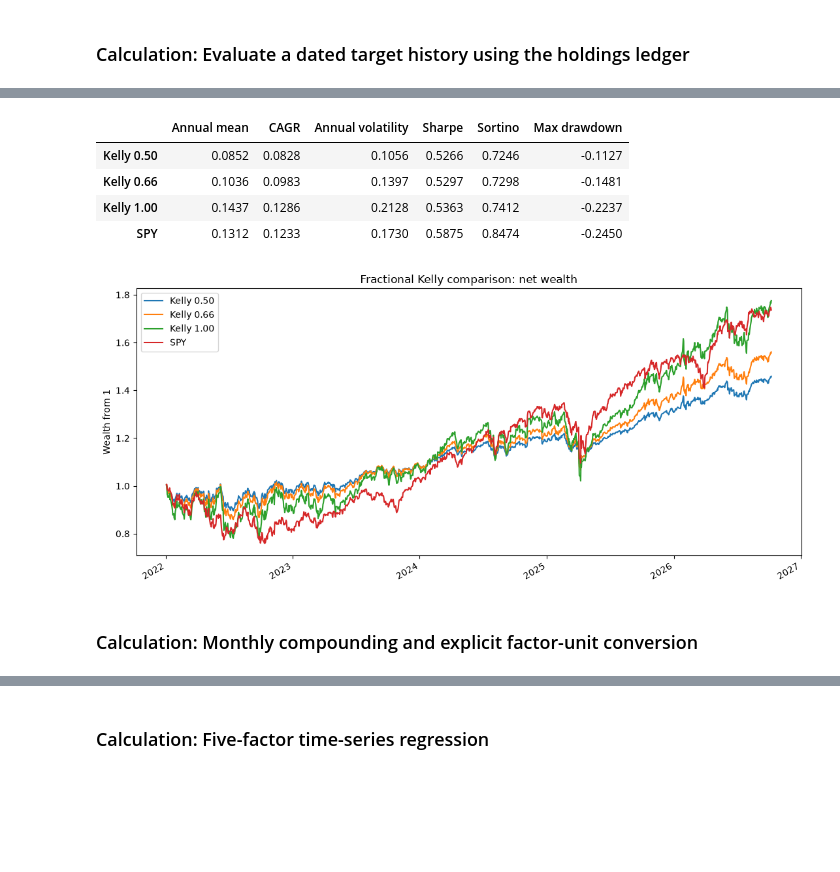
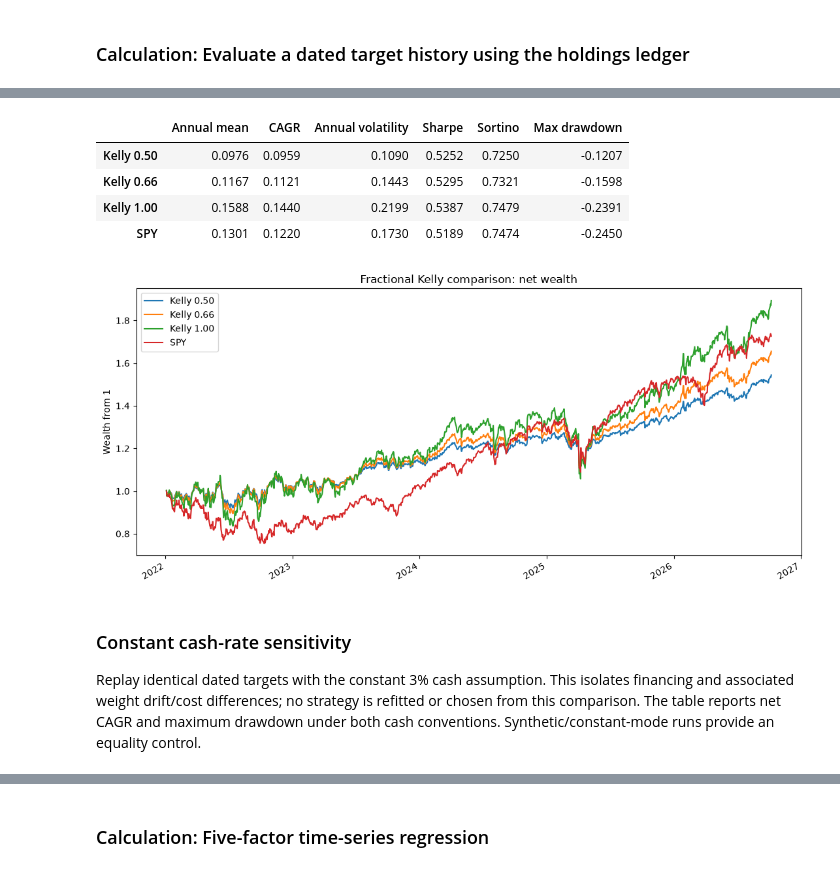
Before and after one commit to reishin0/quant-portfolio-research, a Jupyter notebook: portfolio_construction.ipynb, the cells around one changed output, grey strips where cells are left out. Drawn from its saved outputs; the diff is of its cells as text; code cells hidden in the pictures; blank space fills up the shorter version.

Commit message:
Strengthen portfolio research contract, timing and frozen-data reproducibility

```diff
--- a/portfolio_construction.ipynb
+++ b/portfolio_construction.ipynb
@@ -954,11 +1304,15 @@ result = analyze(
     bab_gross_limit=BAB_GROSS_LIMIT,
     investor_views=INVESTOR_VIEWS,
     views_as_of=VIEWS_AS_OF,
+    cash_returns=cash_returns,
 )
 print("Aligned returns:", len(result["returns"]))
 print("Training observations:", result["training_days"])
 print("Walk-forward evaluation:", result["evaluation_start"].date(), "to", result["evaluation_end"].date())
 display(result["returns"][ASSETS].corr().round(2))
+
+display(result["view_history"].head())
+display(result["solver_history"].head(12))
 # %% [output]
 Aligned returns: 1700
 Training observations: 504
@@ -1073,6 +1456,6 @@ as annual **excess** returns. Summary averages are explicitly equal weighted.
 # %%
 last_rebalance = result["weight_history"].index.get_level_values("Date").max()
-last_train = result["returns"].loc[result["returns"].index < last_rebalance]
+last_train = result["returns"].loc[:result["view_history"].loc[last_rebalance, "Decision close"]]
 print("Fit cutoff:", last_train.index[-1].date(), "| Target effective:", last_rebalance.date())
 bl = black_litterman(result["covariance"], return_details=True, views=list(result["views"].itertuples(index=False, name=None)))
 display(bl["P"])
@@ -1380,7 +1787,8 @@ ratio divides annual active mean by that tracking error. SPY's self-comparison i
 undefined for information ratio, so its zero denominator is displayed as missing.
 # %%
 active_metrics = performance_table(result["portfolio_returns"], ANNUAL_RISK_FREE_RATE,
-                                   benchmark=result["portfolio_returns"][BENCHMARK])
+                                   benchmark=result["portfolio_returns"][BENCHMARK],
+                                   cash_returns=result["cash_returns"].loc[result["portfolio_returns"].index])
 bab_rolling = rolling_market_model(result["portfolio_returns"][["BAB beta-neutral"]],
                                     result["portfolio_returns"][BENCHMARK], best_window, ANNUAL_RISK_FREE_RATE)
 bab_exposure = pd.concat([bab_rolling["beta"].iloc[:, 0].rename("Beta"),
@@ -1403,7 +1812,7 @@ show_panels(bab_exposure, "Realized net BAB exposure to SPY", "bab_rolling_expos
 ### Calculation: Evaluate a dated target history using the holdings ledger
 # %%
 def evaluate_targets(asset_returns, targets, annual_rf=.03, transaction_cost_bps=10,
-                     annual_short_borrow_bps=100):
+                     annual_short_borrow_bps=100, cash_returns=None):
     """Evaluate precomputed dated targets with the same ledger as the main run.
 
     Caller is responsible for fitting targets before their effective dates.
@@ -1420,6 +1829,10 @@ def evaluate_targets(asset_returns, targets, annual_rf=.03, transaction_cost_bps
             or annual_rf <= -1 or min(transaction_cost_bps, annual_short_borrow_bps) < 0):
         raise ValueError('Invalid financing/cost assumptions.')
     rf = (1 + annual_rf) ** (1 / 252) - 1
+    if cash_returns is not None and (not cash_returns.index.equals(returns.index)
+                                    or not np.isfinite(cash_returns).all()
+                                    or (cash_returns <= -1).any()):
+        raise ValueError('Cash returns must exactly match evaluation dates.')
     borrow = annual_short_borrow_bps / 10000 / 252
     w, cash = np.zeros(len(names)), 1.0
     result, trades = [], []
@@ -1432,7 +1845,8 @@ def evaluate_targets(asset_returns, targets, annual_rf=.03, transaction_cost_bps
             cost = turnover * transaction_cost_bps / 10000
             trades.append({'Date': date, 'One-way turnover': turnover, 'Estimated cost': cost})
             w, cash = target, target_cash
-        net, w, cash, _ = portfolio_step(w, cash, row.to_numpy(), rf, borrow, cost)
+        period_cash = rf if cash_returns is None else float(cash_returns.loc[date])
+        net, w, cash, _ = portfolio_step(w, cash, row.to_numpy(), period_cash, borrow, cost)
         result.append(net)
     return pd.Series(result, index=returns.index), pd.DataFrame(trades).set_index('Date')
 # %% [markdown]
@@ -1451,40 +1873,39 @@ selection caveat and is not an unconstrained leveraged Kelly solution.
 # %%
 kelly_dates = result["weight_history"].index.get_level_values("Date").unique()
 kelly_targets = {fraction: [] for fraction in KELLY_COMPARISON_FRACTIONS}
 for date in kelly_dates:
-    train = result["returns"].loc[result["returns"].index < date, ASSETS]
+    train = result["returns"].loc[:result["view_history"].loc[date, "Decision close"], ASSETS]
     full = fractional_kelly_weights(train, ANNUAL_RISK_FREE_RATE, fraction=1.0, cap=MAX_WEIGHT)
     for fraction in KELLY_COMPARISON_FRACTIONS:
         target = full * fraction
         kelly_targets[fraction].append({"Date": date, **target.to_dict(), "Cash": 1 - target.sum()})
 kelly_returns = pd.DataFrame(index=result["portfolio_returns"].index)
 for fraction, records in kelly_targets.items():
     targets = pd.DataFrame(records).set_index("Date")[ASSETS + ["Cash"]]
     series, turnover = evaluate_targets(result["returns"].loc[kelly_returns.index, ASSETS], targets,
-                                        ANNUAL_RISK_FREE_RATE, TRANSACTION_COST_BPS, ANNUAL_SHORT_BORROW_BPS)
+                                        ANNUAL_RISK_FREE_RATE, TRANSACTION_COST_BPS, ANNUAL_SHORT_BORROW_BPS,
+                                        cash_returns=result["cash_returns"].loc[kelly_returns.index])
     label = f"Kelly {fraction:.2f}"
     kelly_returns[label] = series
     diagnostic_tables[f"kelly_{fraction:.2f}_targets"] = targets
     diagnostic_tables[f"kelly_{fraction:.2f}_turnover"] = turnover
 if KELLY_FRACTION in KELLY_COMPARISON_FRACTIONS:
     assert np.allclose(kelly_returns[f"Kelly {KELLY_FRACTION:.2f}"], result["portfolio_returns"]["Fractional Kelly"])
 kelly_returns[BENCHMARK] = result["portfolio_returns"][BENCHMARK]
-kelly_metrics = performance_table(kelly_returns, ANNUAL_RISK_FREE_RATE)
+kelly_metrics = performance_table(kelly_returns, ANNUAL_RISK_FREE_RATE, cash_returns=result["cash_returns"].loc[kelly_returns.index])
 display(kelly_metrics.round(4))
 diagnostic_tables.update(kelly_comparison_returns=kelly_returns, kelly_comparison_metrics=kelly_metrics)
 fig, ax = plt.subplots(figsize=(11, 5))
 (1 + kelly_returns).cumprod().plot(ax=ax)
 ax.set(title="Fractional Kelly comparison: net wealth", ylabel="Wealth from 1")
 fig.tight_layout()
 diagnostic_figures["kelly_comparison"] = fig
 plt.show()
 plt.close(fig)
 # %% [output]
 |  | Annual mean | CAGR | Annual volatility | Sharpe | Sortino | Max drawdown |
-| Kelly 0.50 | 0.0852 | 0.0828 | 0.1056 | 0.5266 | 0.7246 | -0.1127 |
-| Kelly 0.66 | 0.1036 | 0.0983 | 0.1397 | 0.5297 | 0.7298 | -0.1481 |
-| Kelly 1.00 | 0.1437 | 0.1286 | 0.2128 | 0.5363 | 0.7412 | -0.2237 |
-| SPY | 0.1312 | 0.1233 | 0.1730 | 0.5875 | 0.8474 | -0.2450 |
+| Kelly 0.50 | 0.0976 | 0.0959 | 0.1090 | 0.5252 | 0.7250 | -0.1207 |
+| Kelly 0.66 | 0.1167 | 0.1121 | 0.1443 | 0.5295 | 0.7321 | -0.1598 |
+| Kelly 1.00 | 0.1588 | 0.1440 | 0.2199 | 0.5387 | 0.7479 | -0.2391 |
+| SPY | 0.1301 | 0.1220 | 0.1730 | 0.5189 | 0.7474 | -0.2450 |
-[figure, old version]
+[figure, new version]
-# %% [markdown]
-### Calculation: Monthly compounding and explicit factor-unit conversion
@@ -1533,0 +1912,7 @@ def load_fama_french_csv(path, unit='percent'):
+# %% [markdown]
+### Constant cash-rate sensitivity
+
+Replay identical dated targets with the constant 3% cash assumption. This isolates
+financing and associated weight drift/cost differences; no strategy is refitted or
+chosen from this comparison. The table reports net CAGR and maximum drawdown under
+both cash conventions. Synthetic/constant-mode runs provide an equality control.
```
Also changed, not shown: parts of 40 cells of this notebook, 23 other files.
